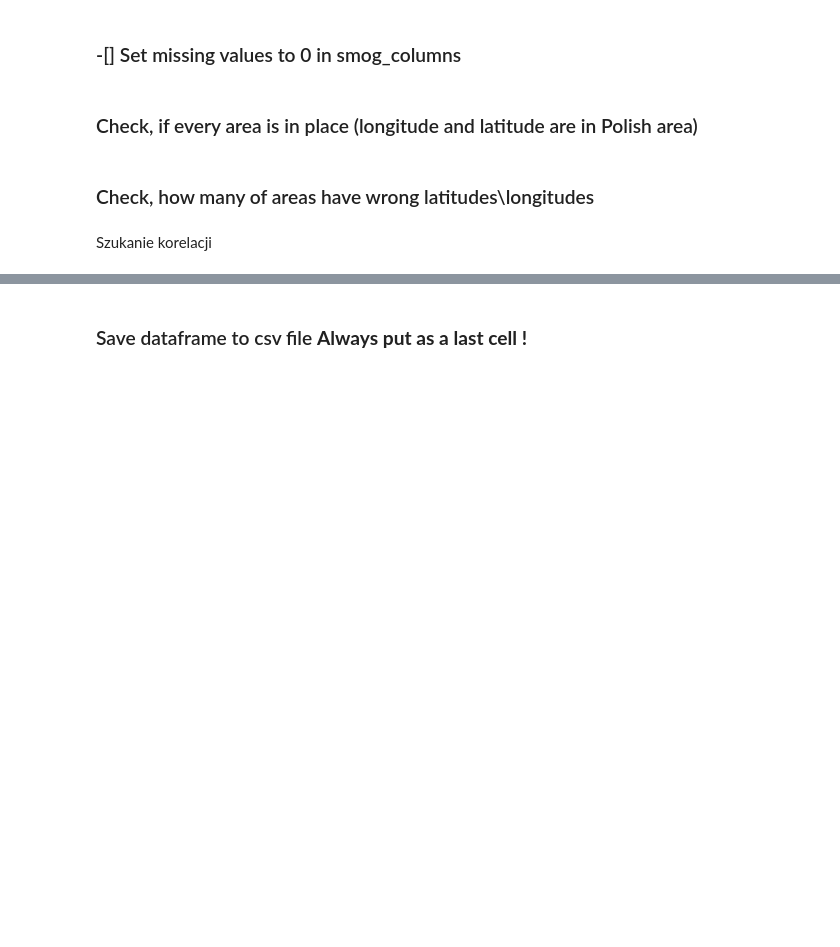
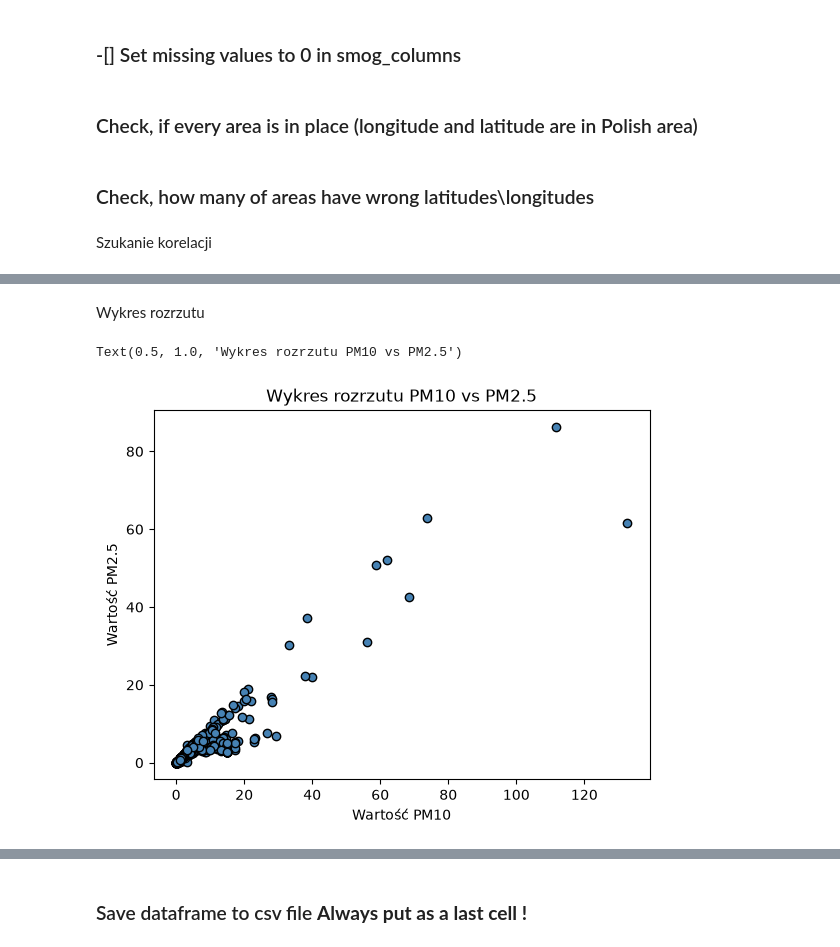
Before and after one commit to Kwadivald/Analiza, a Jupyter notebook: scripts/smog_raw.ipynb, the cells around one changed output, grey strips where cells are left out. Saved outputs shown, nothing was run; the diff lists cells and outputs as text; code cells hidden in the pictures; blank space fills up the shorter version.

```diff
--- a/scripts/smog_raw.ipynb
+++ b/scripts/smog_raw.ipynb
@@ -234,0 +306,10 @@ print(korelacje_lista.head(10))
+# %% [markdown]
+Wykres rozrzutu
+# %%
+p=plt.scatter(df_smog['PM10_AVG'], df_smog['PM25_AVG'], color='steelblue', edgecolor='black')
+plt.xlabel('Wartość PM10')
+plt.ylabel('Wartość PM2.5')
+plt.title('Wykres rozrzutu PM10 vs PM2.5')
+# %% [output]
+Text(0.5, 1.0, 'Wykres rozrzutu PM10 vs PM2.5')
+[figure, added]
```
Also changed, not shown: parts of 39 cells of this notebook.
